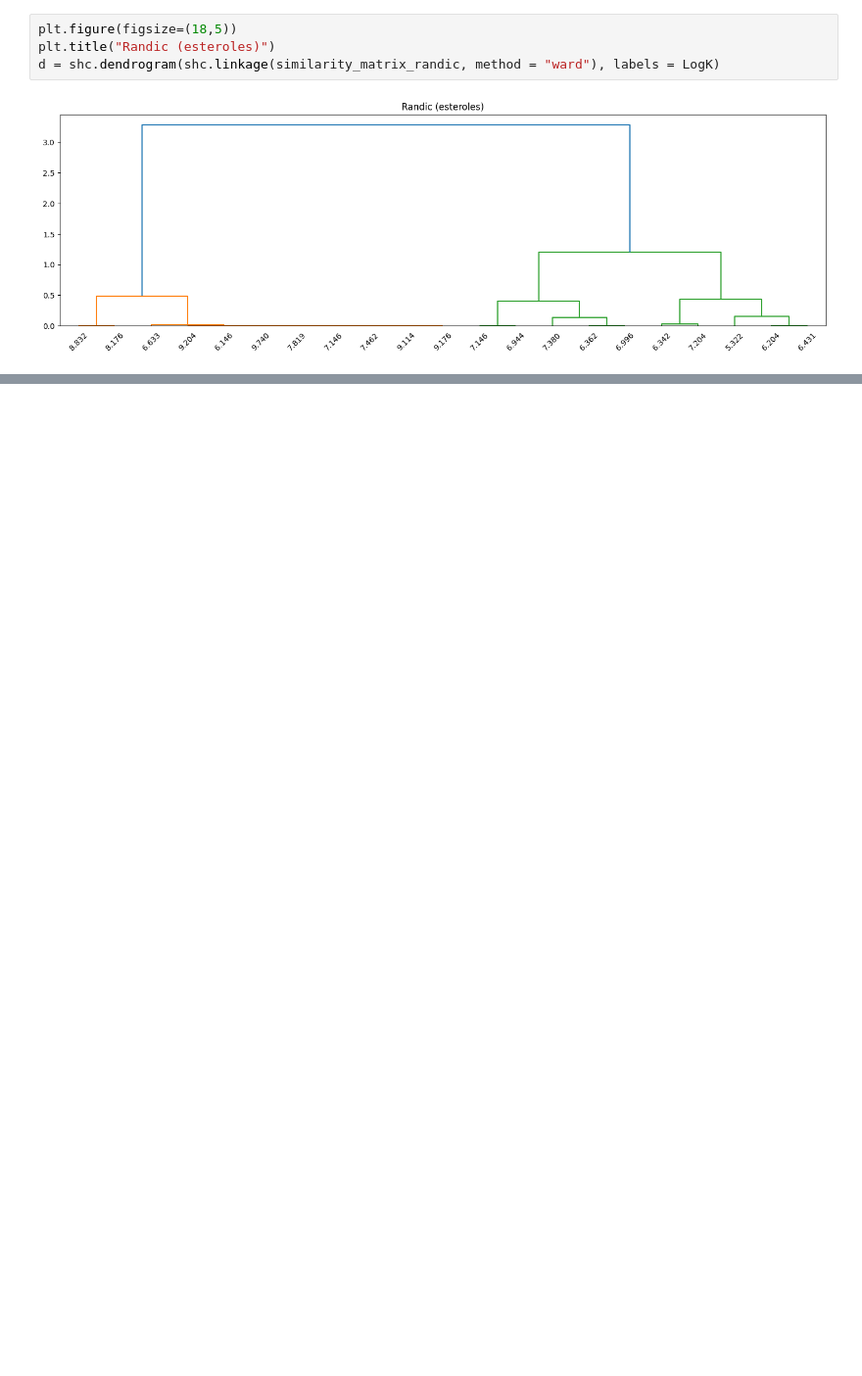
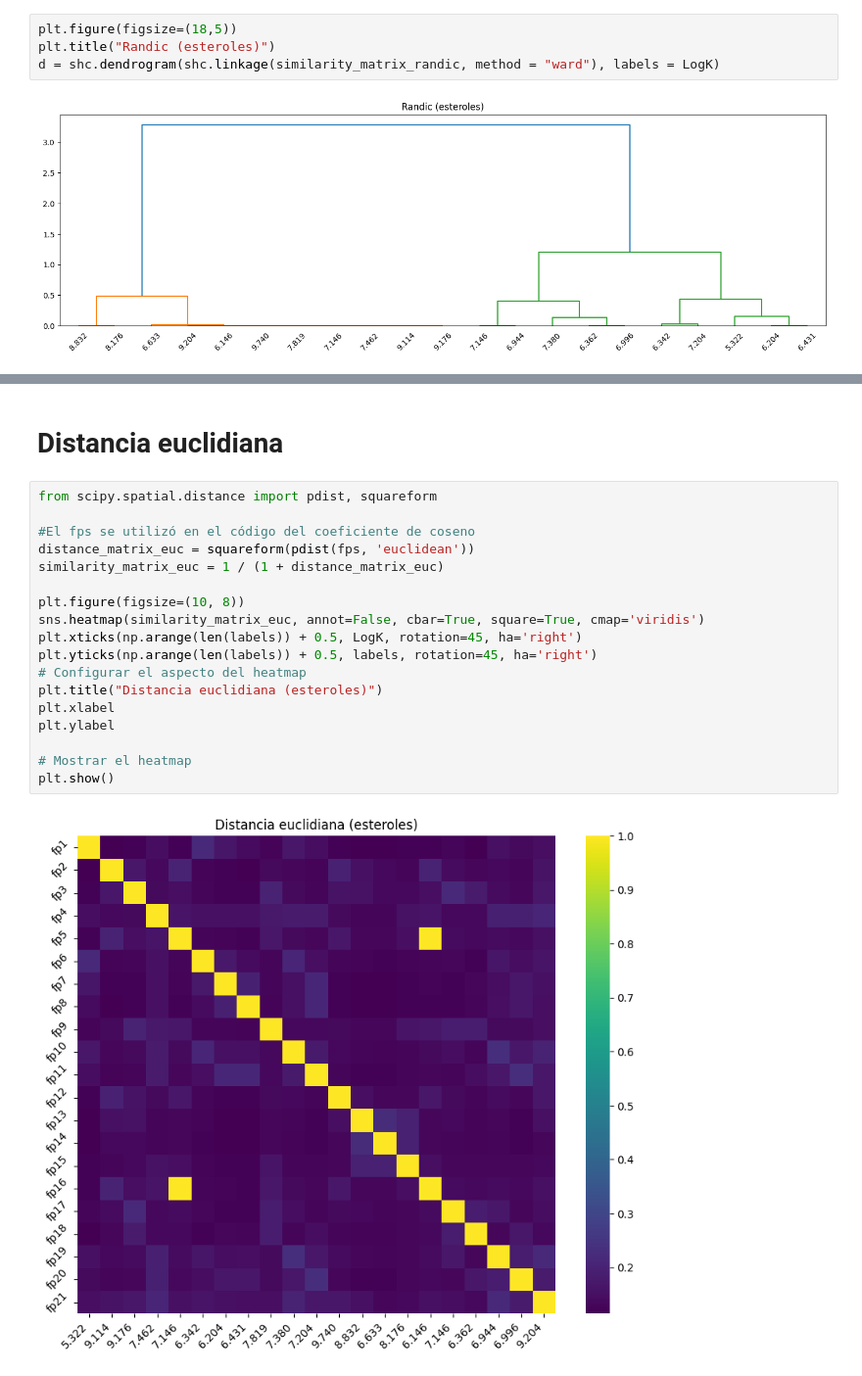
Before and after one commit to jisusP/Art-culo, a Jupyter notebook: Esteroides.ipynb, the cells around one changed output, grey strips where cells are left out. Shown at 98% size. Saved outputs shown, nothing was run; the diff lists cells and outputs as text; blank space fills up the shorter version.

```diff
--- a/Esteroides.ipynb
+++ b/Esteroides.ipynb
@@ -168,0 +157,22 @@ d = shc.dendrogram(shc.linkage(similarity_matrix_randic, method = "ward"), label
+# %% [markdown]
+# **Distancia euclidiana**
+# %%
+from scipy.spatial.distance import pdist, squareform
+
+#El fps se utilizó en el código del coeficiente de coseno
+distance_matrix_euc = squareform(pdist(fps, 'euclidean'))
+similarity_matrix_euc = 1 / (1 + distance_matrix_euc)
+
+plt.figure(figsize=(10, 8))
+sns.heatmap(similarity_matrix_euc, annot=False, cbar=True, square=True, cmap='viridis')
+plt.xticks(np.arange(len(labels)) + 0.5, LogK, rotation=45, ha='right')
+plt.yticks(np.arange(len(labels)) + 0.5, labels, rotation=45, ha='right')
+# Configurar el aspecto del heatmap
+plt.title("Distancia euclidiana (esteroles)")
+plt.xlabel
+plt.ylabel
+
+# Mostrar el heatmap
+plt.show()
+# %% [output]
+[figure, added]
```
Also changed, not shown: parts of 9 cells of this notebook.
